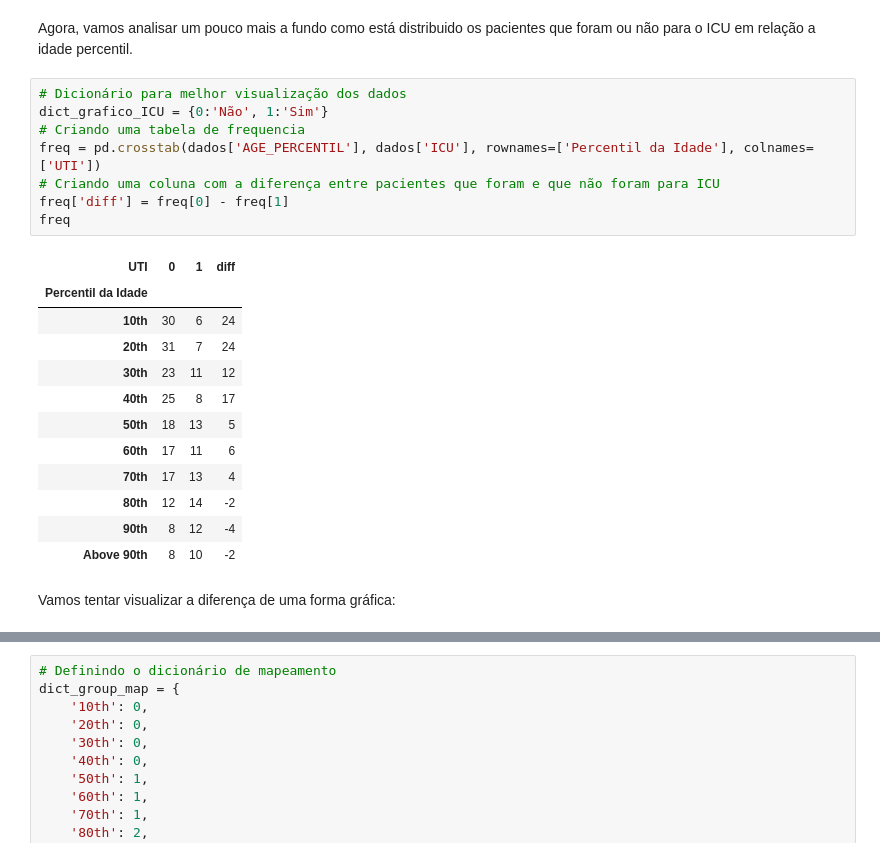
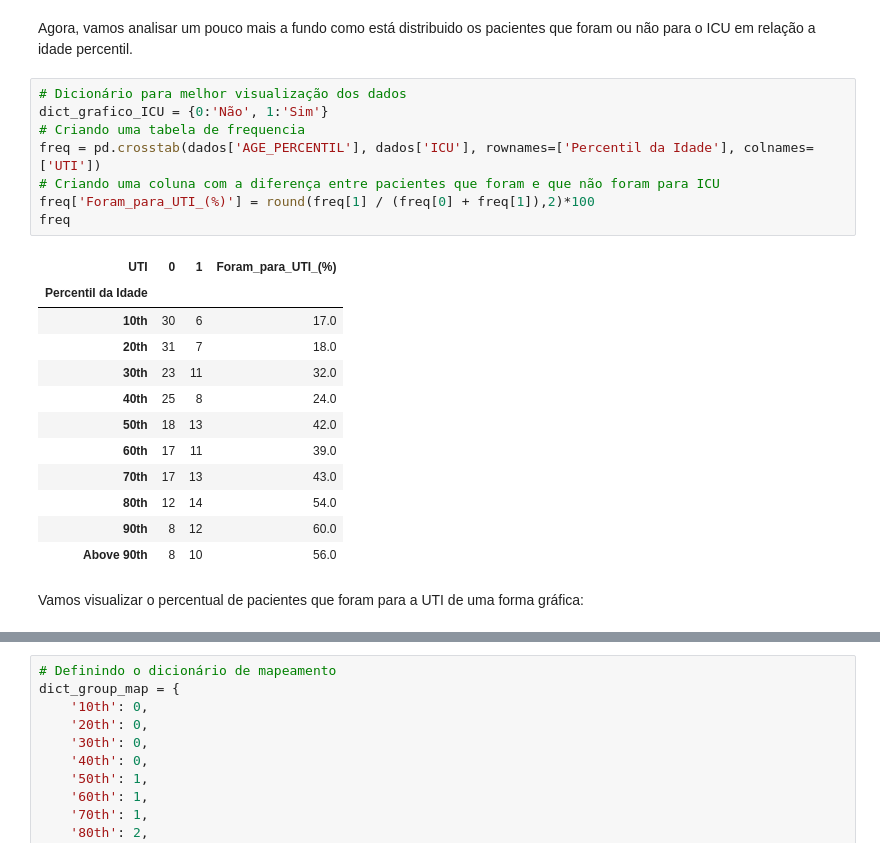
Before and after one commit to rodrigodemend/Diagn-stico-de-Dados-Cl-nicos-com-Machine-Learning, a Jupyter notebook: Notebooks/Modelagem_para_Diagnóstico_de_Dados_Clínicos_com_Machine_Learning_.ipynb, the cells around one changed output, grey strips where cells are left out. Saved outputs shown, nothing was run; the diff lists cells and outputs as text.

```diff
--- a/Notebooks/Modelagem_para_Diagnóstico_de_Dados_Clínicos_com_Machine_Learning_.ipynb
+++ b/Notebooks/Modelagem_para_Diagnóstico_de_Dados_Clínicos_com_Machine_Learning_.ipynb
@@ -281,23 +319,23 @@ Agora, vamos analisar um pouco mais a fundo como está distribuido os pacientes
 # %%
 # Dicionário para melhor visualização dos dados
 dict_grafico_ICU = {0:'Não', 1:'Sim'}
 # Criando uma tabela de frequencia
 freq = pd.crosstab(dados['AGE_PERCENTIL'], dados['ICU'], rownames=['Percentil da Idade'], colnames=['UTI'])
 # Criando uma coluna com a diferença entre pacientes que foram e que não foram para ICU
-freq['diff'] = freq[0] - freq[1]
+freq['Foram_para_UTI_(%)'] = round(freq[1] / (freq[0] + freq[1]),2)*100
 freq
 # %% [output]
-| UTI | 0 | 1 | diff |
+| UTI | 0 | 1 | Foram_para_UTI_(%) |
 | Percentil da Idade |  |  |  |
-| 10th | 30 | 6 | 24 |
-| 20th | 31 | 7 | 24 |
-| 30th | 23 | 11 | 12 |
-| 40th | 25 | 8 | 17 |
-| 50th | 18 | 13 | 5 |
-| 60th | 17 | 11 | 6 |
-| 70th | 17 | 13 | 4 |
-| 80th | 12 | 14 | -2 |
-| 90th | 8 | 12 | -4 |
-| Above 90th | 8 | 10 | -2 |
+| 10th | 30 | 6 | 17.0 |
+| 20th | 31 | 7 | 18.0 |
+| 30th | 23 | 11 | 32.0 |
+| 40th | 25 | 8 | 24.0 |
+| 50th | 18 | 13 | 42.0 |
+| 60th | 17 | 11 | 39.0 |
+| 70th | 17 | 13 | 43.0 |
+| 80th | 12 | 14 | 54.0 |
+| 90th | 8 | 12 | 60.0 |
+| Above 90th | 8 | 10 | 56.0 |
 # %% [markdown]
-Vamos tentar visualizar a diferença de uma forma gráfica:
+Vamos visualizar o percentual de pacientes que foram para a UTI de uma forma gráfica:
```
Also changed, not shown: parts of 7 cells of this notebook.
